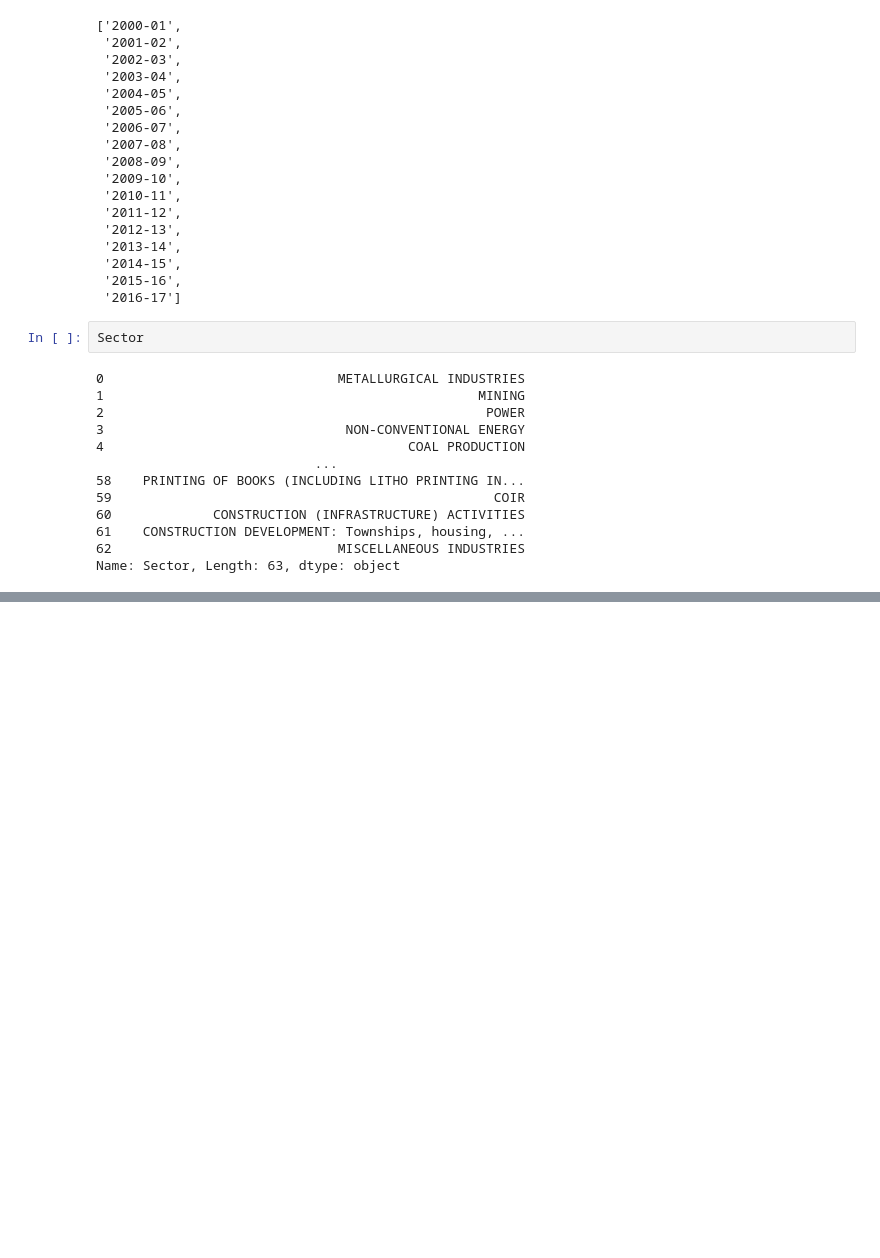
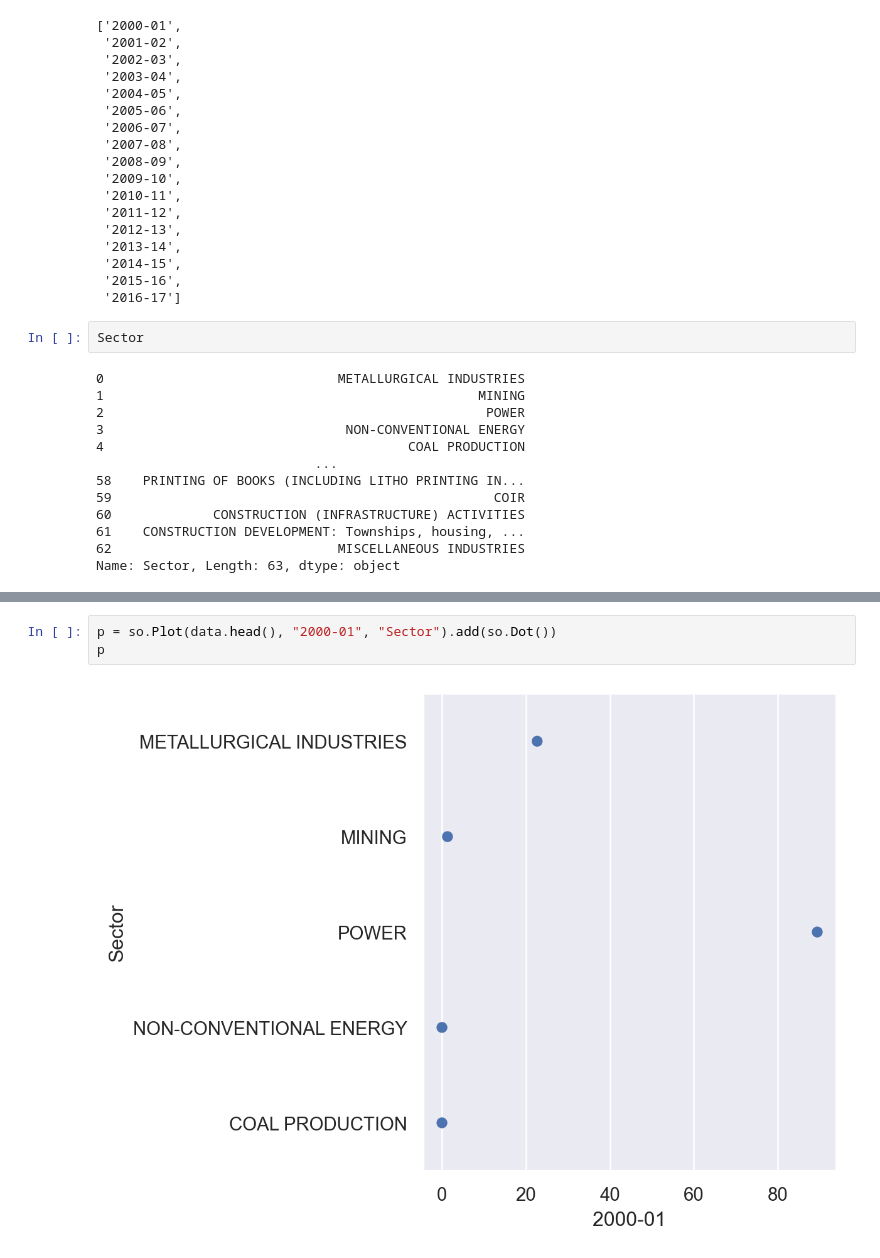
Before and after one commit to Apurv48/Foreign-Direct-Investment-Analytics, a Jupyter notebook: Foreign Direct Investment Analytics.ipynb, the cells around one changed output, grey strips where cells are left out. Saved outputs shown, nothing was run; the diff lists cells and outputs as text; blank space fills up the shorter version.

```diff
--- a/Foreign Direct Investment Analytics.ipynb
+++ b/Foreign Direct Investment Analytics.ipynb
@@ -295,0 +347,5 @@ KeyboardInterrupt: Interrupted by user
+# %%
+p = so.Plot(data.head(), "2000-01", "Sector").add(so.Dot())
+p
+# %% [output]
+[figure, added]
```
Also changed, not shown: parts of 9 cells of this notebook.
